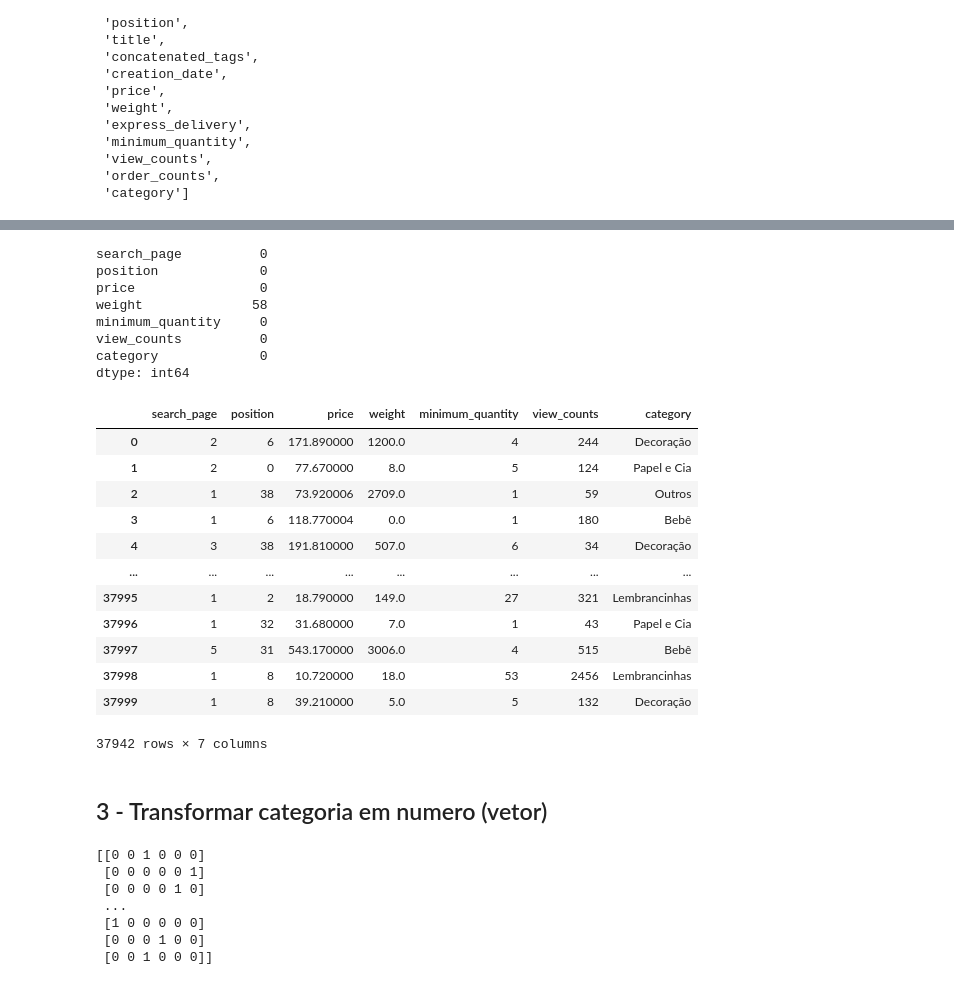
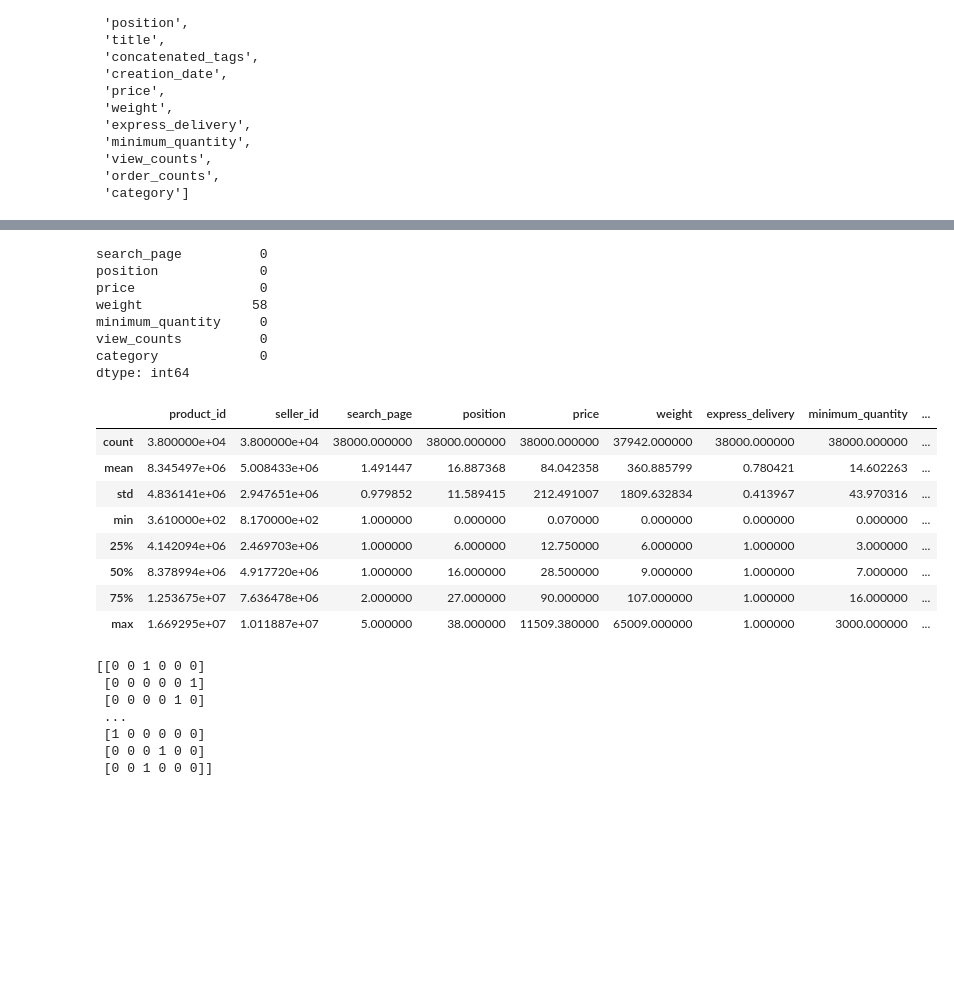
Before and after one commit to Chikuji/intelligent-systems-project, a Jupyter notebook: training/trainer.ipynb, the cells around one changed output, grey strips where cells are left out. Saved outputs shown, nothing was run; the diff lists cells and outputs as text; code cells hidden in the pictures; blank space fills up the shorter version.

```diff
--- a/training/trainer.ipynb
+++ b/training/trainer.ipynb
@@ -97,18 +106,17 @@ df.drop(columns=['product_id',
                  'creation_date',
                  'express_delivery',
                  'order_counts'], inplace=True)
-# %%
-df.isnull().sum()
-# %% [output]
-search_page          0
-position             0
-price                0
-weight              58
-minimum_quantity     0
-view_counts          0
-category             0
-dtype: int64
-# %%
-# Excluir linhas
-
-df.dropna(inplace=True)
+# %%
+##  Data de registro do produto na plataforma Elo7
+
+print(max(df['creation_date']))
+print(min(df['creation_date']))
+# %% [output]
+search_page          0
+position             0
+price                0
+weight              58
+minimum_quantity     0
+view_counts          0
+category             0
+dtype: int64
@@ -115,21 +129,15 @@ df.dropna(inplace=True)
 # %%
-df
+df.describe()
 # %% [output]
-|  | search_page | position | price | weight | minimum_quantity | view_counts | category |
-| 0 | 2 | 6 | 171.890000 | 1200.0 | 4 | 244 | Decoração |
-| 1 | 2 | 0 | 77.670000 | 8.0 | 5 | 124 | Papel e Cia |
-| 2 | 1 | 38 | 73.920006 | 2709.0 | 1 | 59 | Outros |
-| 3 | 1 | 6 | 118.770004 | 0.0 | 1 | 180 | Bebê |
-| 4 | 3 | 38 | 191.810000 | 507.0 | 6 | 34 | Decoração |
-| ... | ... | ... | ... | ... | ... | ... | ... |
-| 37995 | 1 | 2 | 18.790000 | 149.0 | 27 | 321 | Lembrancinhas |
-| 37996 | 1 | 32 | 31.680000 | 7.0 | 1 | 43 | Papel e Cia |
-| 37997 | 5 | 31 | 543.170000 | 3006.0 | 4 | 515 | Bebê |
-| 37998 | 1 | 8 | 10.720000 | 18.0 | 53 | 2456 | Lembrancinhas |
-| 37999 | 1 | 8 | 39.210000 | 5.0 | 5 | 132 | Decoração |
+|  | product_id | seller_id | search_page | position | price | weight | express_delivery | minimum_quantity | ... |
+| count | 3.800000e+04 | 3.800000e+04 | 38000.000000 | 38000.000000 | 38000.000000 | 37942.000000 | 38000.000000 | 38000.000000 | ... |
+| mean | 8.345497e+06 | 5.008433e+06 | 1.491447 | 16.887368 | 84.042358 | 360.885799 | 0.780421 | 14.602263 | ... |
+| std | 4.836141e+06 | 2.947651e+06 | 0.979852 | 11.589415 | 212.491007 | 1809.632834 | 0.413967 | 43.970316 | ... |
+| min | 3.610000e+02 | 8.170000e+02 | 1.000000 | 0.000000 | 0.070000 | 0.000000 | 0.000000 | 0.000000 | ... |
+| 25% | 4.142094e+06 | 2.469703e+06 | 1.000000 | 6.000000 | 12.750000 | 6.000000 | 1.000000 | 3.000000 | ... |
+| 50% | 8.378994e+06 | 4.917720e+06 | 1.000000 | 16.000000 | 28.500000 | 9.000000 | 1.000000 | 7.000000 | ... |
+| 75% | 1.253675e+07 | 7.636478e+06 | 2.000000 | 27.000000 | 90.000000 | 107.000000 | 1.000000 | 16.000000 | ... |
+| max | 1.669295e+07 | 1.011887e+07 | 5.000000 | 38.000000 | 11509.380000 | 65009.000000 | 1.000000 | 3000.000000 | ... |
-37942 rows × 7 columns
-# %% [markdown]
-## 3 - Transformar categoria em numero (vetor)
 # %%
 y = df['category']
 df_y = LabelBinarizer().fit_transform(y)
```
Also changed, not shown: parts of 28 cells of this notebook.
